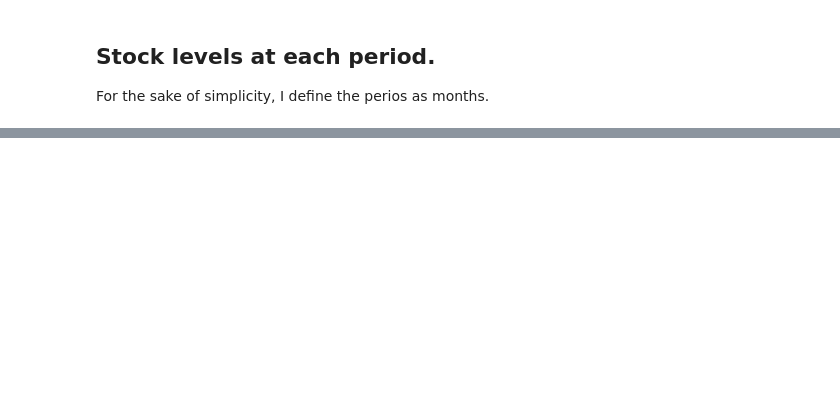
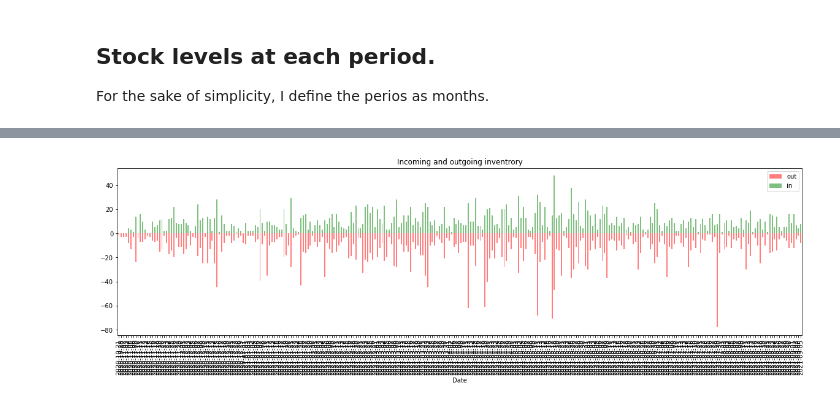
Before and after one commit to KultiginX/vytal, a Jupyter notebook: 01_discover_one_store.ipynb, the cells around one changed output, grey strips where cells are left out. Cells and saved outputs as stored; diff of their text form; code cells hidden in the pictures; blank space fills up the shorter version.

```diff
--- a/01_discover_one_store.ipynb
+++ b/01_discover_one_store.ipynb
@@ -219,0 +202,14 @@ Timestamp('2021-04-01 09:28:37.813834+0000', tz='UTC')
+# %%
+# create a new df after grouping by days.
+
+ops_day=store_out.groupby(store_out['OwnerSince'].dt.date).size()*(-1) # going out containers
+
+ops_day=pd.DataFrame(ops_day, columns=['out'])
+ops_day.index.names=['Date']
+
+ops_day['in']=store_in.groupby(store_in['OwnerTill'].dt.date).size()
+
+ops_day=ops_day.fillna(0)
+ops_day['sum']=ops_day['out']+ops_day['in']
+
+ops_day.head()
@@ -219,0 +224,11 @@ Timestamp('2021-04-01 09:28:37.813834+0000', tz='UTC')
+# %%
+plt.figure(figsize=(20, 5))
+plt.title('Incoming and outgoing inventrory')
+ops_day['out'].plot.bar(color='Red', legend=True,  alpha=0.5)
+ops_day['in'].plot.bar(color='green', legend=True, alpha=0.5)
+
+#ops_day['sum'].plot.bar(color='blue', legend=True)
+
+plt.show()
+# %% [output]
+[figure, added]
```
Also changed, not shown: parts of 35 cells of this notebook.
